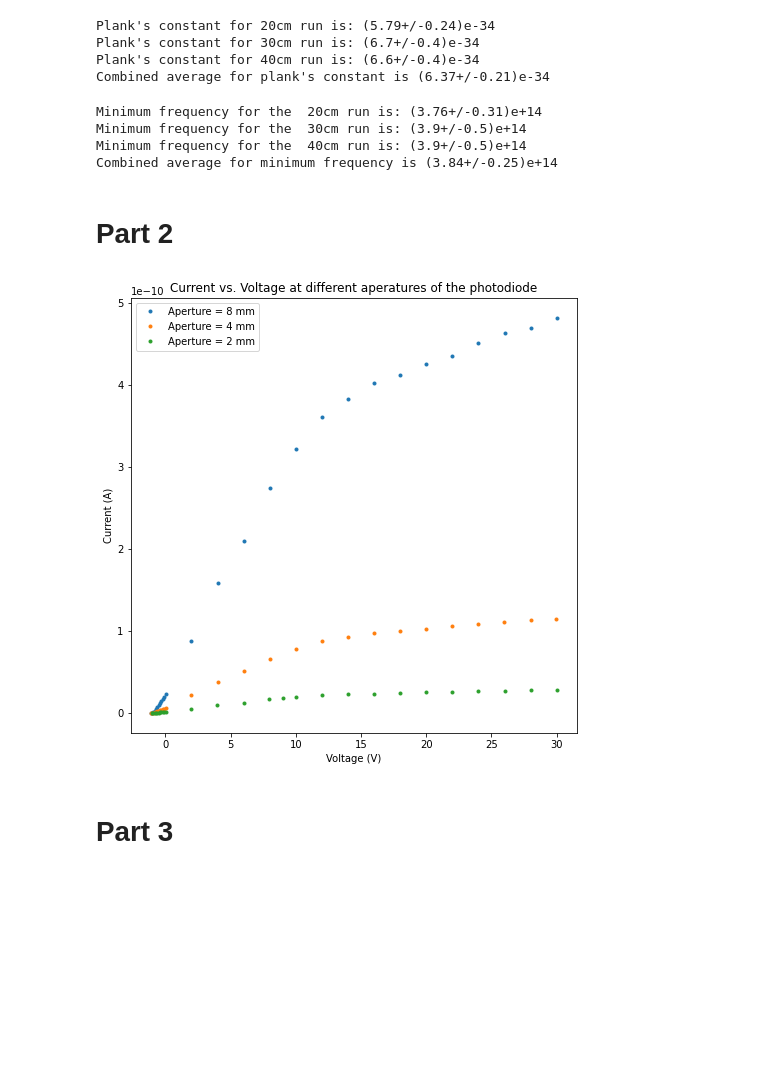
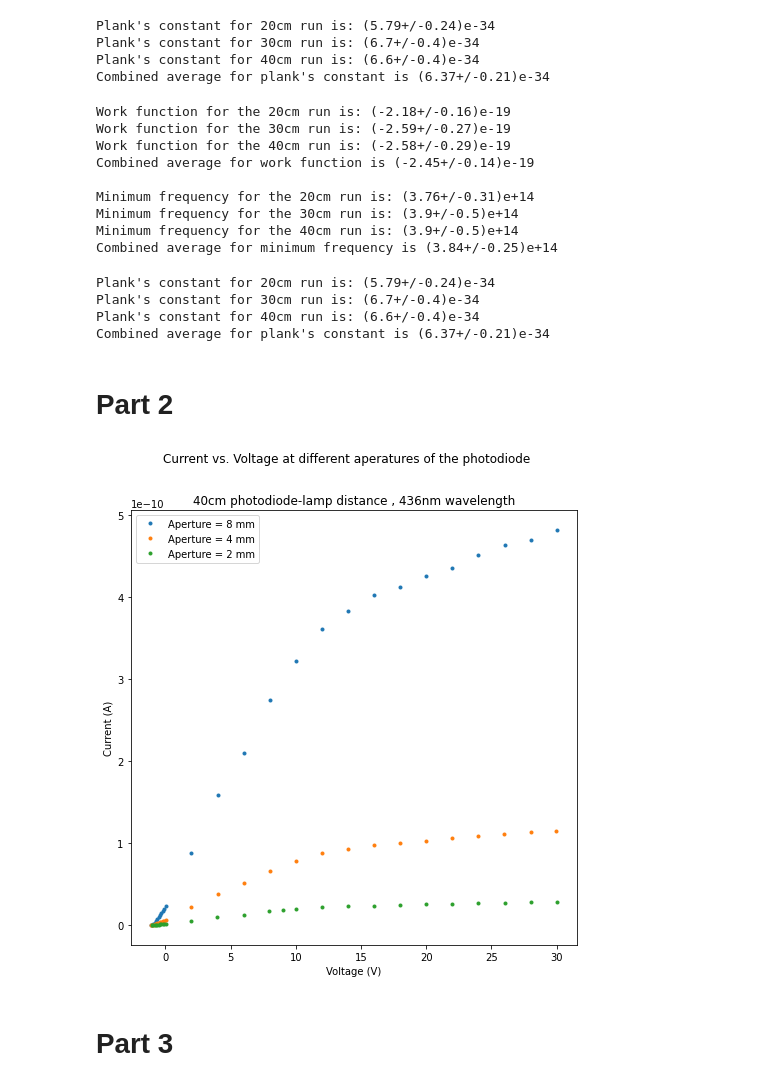
Before and after one commit to 3FI/PHYS-258, a Jupyter notebook: Lab3/Lab3_Notebook.ipynb, the cells around one changed output. Drawn from its saved outputs; the diff is of its cells as text; code cells hidden in the pictures; blank space fills up the shorter version.

```diff
--- a/Lab3/Lab3_Notebook.ipynb
+++ b/Lab3/Lab3_Notebook.ipynb
@@ -28,7 +91,7 @@ m, m_u =[], []
 b, b_u = [], []
 title = ["Lamp-photodiode distance = 20cm", "Lamp-photodiode distance = 30cm", "Lamp-photodiode distance = 40cm"]
 for i in range(3):
-    plt.figure(figsize=(8,8))
+    plt.figure(figsize=(8.76,8.76))
     plt.subplot(2,1,1)
 
     x = p1[i][0] # frequency
@@ -63,7 +126,7 @@ for i in range(3):
     plt.legend()
     print('-'*30)
 
-    f_degree = len(x)-1
+    f_degree = len(x)-2
     print('Chi Square value:')
     print(sum( ( (unumpy.nominal_values(y)-(fit(unumpy.nominal_values(x)))) / unumpy.std_devs(y))**2 ) )
     print('Expected value')
@@ -150,20 +272,46 @@ Plank's constant for 40cm run is: (6.6+/-0.4)e-34
 Combined average for plank's constant is (6.37+/-0.21)e-34
 # %%
 y_intercept = unumpy.uarray(b,b_u)
+work_func = y_intercept*1.60217662 * 10**-19 # b = W/e
+
+for i in range(3):
+    print("Work function for the", title[i][len(title[i])-4:len(title[i])], "run is:", work_func[i])
+
+combined_work_func = np.mean(work_func)
+print("Combined average for work function is" , combined_work_func)
+
+print()
 
 min_frequency = -y_intercept/slopes # 0 = mx_0 + b ---> x_0 = -b/m
-
 for i in range(3):
-    print("Minimum frequency for the ", title[i][len(title[i])-4:len(title[i])], "run is:", min_frequency[i])
-
+    print("Minimum frequency for the" , title[i][len(title[i])-4:len(title[i])], "run is:", min_frequency[i])
 
 combined_min_frequency = np.mean(min_frequency)
 print("Combined average for minimum frequency is" , combined_min_frequency)
 # %% [output]
-Minimum frequency for the  20cm run is: (3.76+/-0.31)e+14
-Minimum frequency for the  30cm run is: (3.9+/-0.5)e+14
-Minimum frequency for the  40cm run is: (3.9+/-0.5)e+14
+Work function for the 20cm run is: (-2.18+/-0.16)e-19
+Work function for the 30cm run is: (-2.59+/-0.27)e-19
+Work function for the 40cm run is: (-2.58+/-0.29)e-19
+Combined average for work function is (-2.45+/-0.14)e-19
+
+Minimum frequency for the 20cm run is: (3.76+/-0.31)e+14
+Minimum frequency for the 30cm run is: (3.9+/-0.5)e+14
+Minimum frequency for the 40cm run is: (3.9+/-0.5)e+14
 Combined average for minimum frequency is (3.84+/-0.25)e+14
+# %%
+slopes = unumpy.uarray(m,m_u)
+plank = slopes *  1.60217662 * 10**-19 # slope = h/e , e = 1.60217662 × 10-19
+for i in range(3):
+    print("Plank's constant for", title[i][len(title[i])-4:len(title[i])], "run is:", plank[i])
+
+
+combined_plank = np.mean(plank)
+print("Combined average for plank's constant is" , combined_plank)
+# %% [output]
+Plank's constant for 20cm run is: (5.79+/-0.24)e-34
+Plank's constant for 30cm run is: (6.7+/-0.4)e-34
+Plank's constant for 40cm run is: (6.6+/-0.4)e-34
+Combined average for plank's constant is (6.37+/-0.21)e-34
 # %% [markdown]
 # Part 2
 # %%
@@ -183,18 +331,19 @@ for i in range(3):
 # %%
 plt.figure(figsize=(8, 8))
 aperture = ("8 mm", "4 mm", "2 mm")
 for i in range(3):
     x = p2[i][1] # voltage
     y = p2[i][0] # current
     plt.plot(unumpy.nominal_values(x), unumpy.nominal_values(y), ".", label = 'Aperture = '+aperture[i])
 plt.xlabel("Voltage (V)")
-plt.title("Current vs. Voltage at different aperatures of the photodiode")
+plt.suptitle("Current vs. Voltage at different aperatures of the photodiode")
 plt.ylabel("Current (A)")
+plt.title("40cm photodiode-lamp distance , 436nm wavelength")
 plt.legend()
 plt.savefig("P2")
 plt.show()
 # %% [output]
-[figure, old version]
+[figure, new version]
 # %% [markdown]
 # Part 3
 # %%
```
Also changed, not shown: parts of 5 cells of this notebook, 9 other files.
